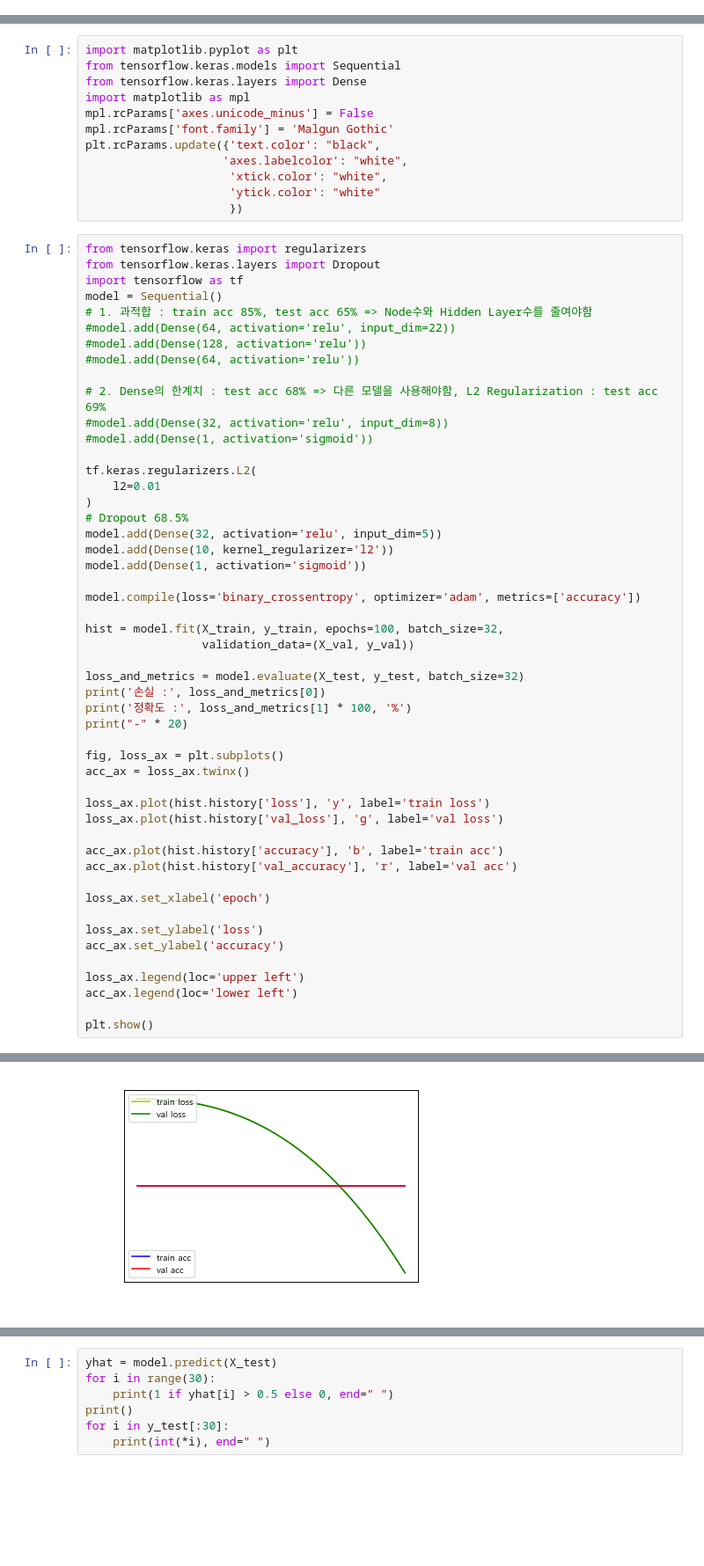
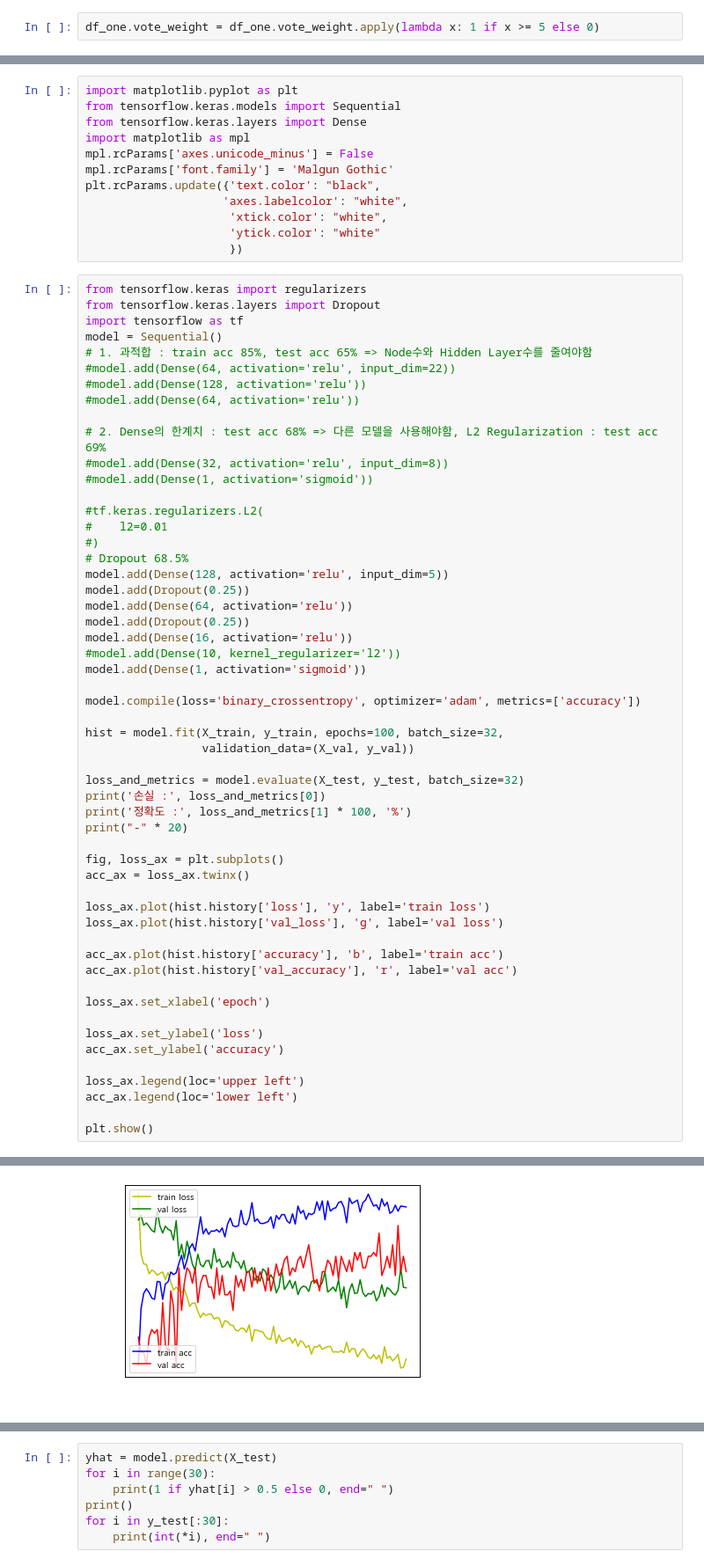
Before and after one commit to sky3085/ripple_ezen, a Jupyter notebook: ML/5.TMDBML.ipynb, the cells around one changed output, grey strips where cells are left out. Shown: that part at 88% size. Saved outputs shown, nothing was run; the diff lists cells and outputs as text; blank space fills up the shorter version.

```diff
--- a/ML/5.TMDBML.ipynb
+++ b/ML/5.TMDBML.ipynb
@@ -49,4 +59,6 @@ df_one.charactor = df_one.charactor / df_one.charactor.max()
 df_one.director = df_one.director / df_one.director.max()
 df_one.genres = df_one.genres / df_one.genres.max()
 df_one.country = df_one.country / df_one.country.max()
+# %%
+df_one.vote_weight = df_one.vote_weight.apply(lambda x: 1 if x >= 5 else 0)
 # %%
@@ -115,12 +136,16 @@ model = Sequential()
 #model.add(Dense(32, activation='relu', input_dim=8))
 #model.add(Dense(1, activation='sigmoid'))
 
-tf.keras.regularizers.L2(
-    l2=0.01
-)
+#tf.keras.regularizers.L2(
+#    l2=0.01
+#)
 # Dropout 68.5%
-model.add(Dense(32, activation='relu', input_dim=5))
-model.add(Dense(10, kernel_regularizer='l2'))
+model.add(Dense(128, activation='relu', input_dim=5))
+model.add(Dropout(0.25))
+model.add(Dense(64, activation='relu'))
+model.add(Dropout(0.25))
+model.add(Dense(16, activation='relu'))
+#model.add(Dense(10, kernel_regularizer='l2'))
 model.add(Dense(1, activation='sigmoid'))
 
 model.compile(loss='binary_crossentropy', optimizer='adam', metrics=['accuracy'])
@@ -171,2 +196,2 @@ Epoch 6/100
 --------------------
-[figure, old version]
+[figure, new version]
```
Also changed, not shown: parts of 6 cells of this notebook, 1 other file.
